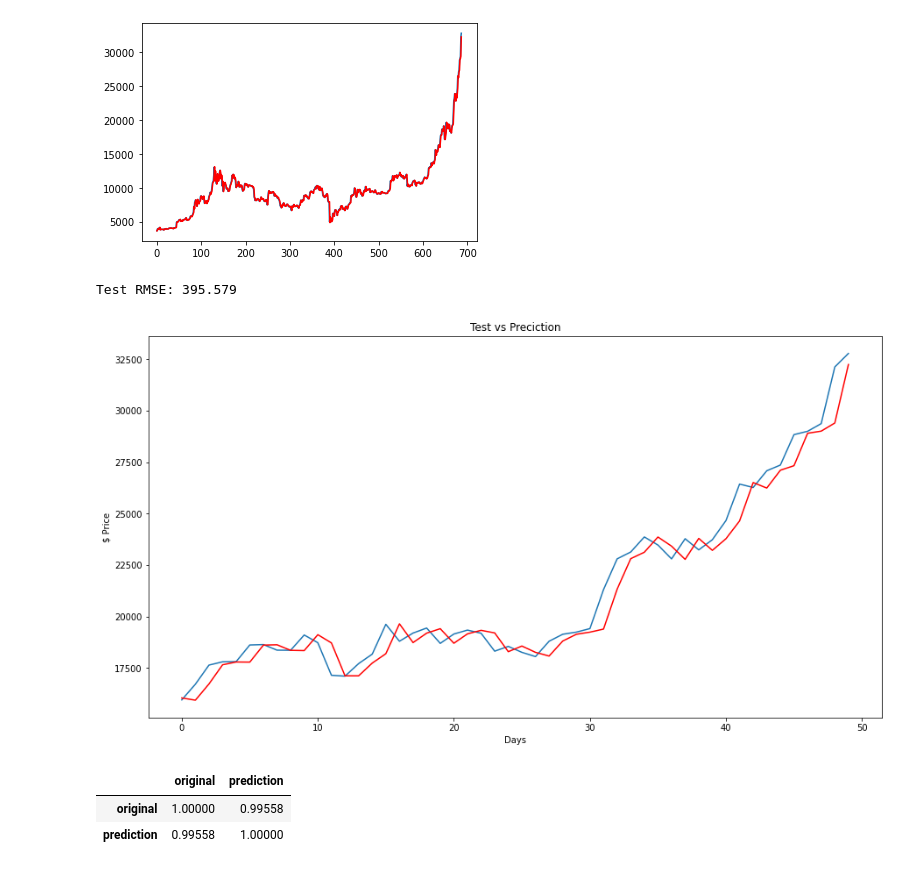
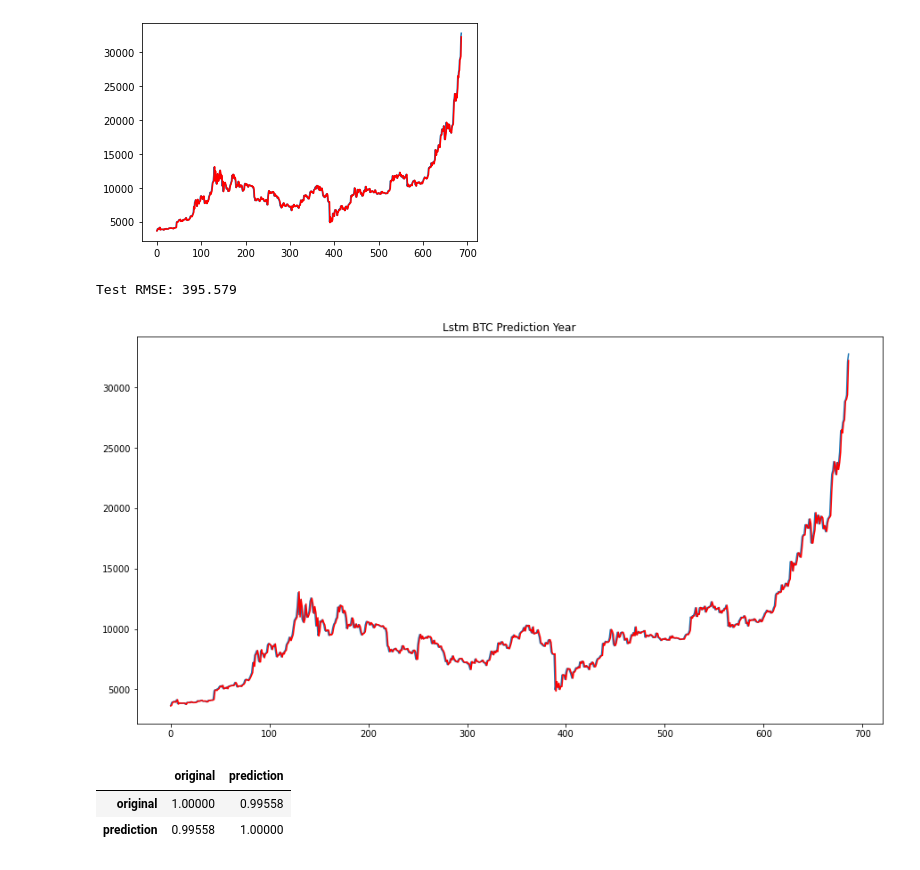
Before and after one commit to Quebec-Eric/4Periodo, a Jupyter notebook: IA/Artigo/Artigo.ipynb, the cells around one changed output. Drawn from its saved outputs; the diff is of its cells as text; code cells hidden in the pictures.

```diff
--- a/IA/Artigo/Artigo.ipynb
+++ b/IA/Artigo/Artigo.ipynb
@@ -234,0 +212,11 @@ ax=sns.lineplot(x=prediction.index,y=prediction[0],label='Prediction', color='to
+# %%
+# plotting the results
+plt.figure(figsize=(15,8))
+ax = plt.gca()
+plt.plot(test_df.values,  label = 'Real Price')
+plt.plot(predicted_price, color = 'red', label = 'Predicted Price')
+plt.title('Lstm BTC Prediction Year')
+test_df = test_df.reset_index()
+x= test_df.index
+
+plt.show()
@@ -235,6 +225,8 @@ ax=sns.lineplot(x=prediction.index,y=prediction[0],label='Prediction', color='to
 # %%
-df['original']=original
-df['prediction']=prediction
-cof = df[['original','prediction']].dropna()
-cof.corr()
+#df['original']=original
+#df['prediction']=prediction
+#cof = df[['original','prediction']].dropna()
+#cof.corr()
+rmseLsm =  np.sqrt(mean_squared_error(test_df.Close.values, predicted_price))
+rmseLsm
 # %% [output]
@@ -244,11 +234,8 @@ cof.corr()
 # %%
 from statsmodels.tsa.arima_model import ARIMA
-from sklearn.metrics import mean_squared_error
-from pandas.plotting import autocorrelation_plot
-from math import sqrt
 import statsmodels.api as sm
 
-price = arimadt.Close
+price = df.Close
 
 X = price.values
 size = int(len(X) * 0.7)
@@ -293,19 +280,22 @@ predicted=32244.444156, expected=32782.023438
 Test RMSE: 395.579
 [figure]
 # %%
+
+
+
 plt.figure(figsize=(15,8))
 rmse = sqrt(mean_squared_error(test, predictions))
 print('Test RMSE: %.3f' % rmse)
-
-plt.plot(test[-50:], label="Test")
-plt.plot(predictions[-50:], color='red',label='Predicao')
-plt.xlabel('Days')
-plt.ylabel('$ Price')
-plt.title('Test vs Preciction')
+ax = plt.gca()
+plt.plot(test[-700:],  label = 'Real Price')
+plt.plot(predictions[-700:], color = 'red', label = 'Predicted Price')
+plt.title('Lstm BTC Prediction Year')
+test_df = test_df.reset_index()
+x= test_df.index
 plt.show()
 # %% [output]
 Test RMSE: 395.579
-[figure, old version]
+[figure, new version]
 # %%
 resultados = pd.DataFrame()
 resultados['original']=predictions
```
Also changed, not shown: parts of 12 cells of this notebook.
